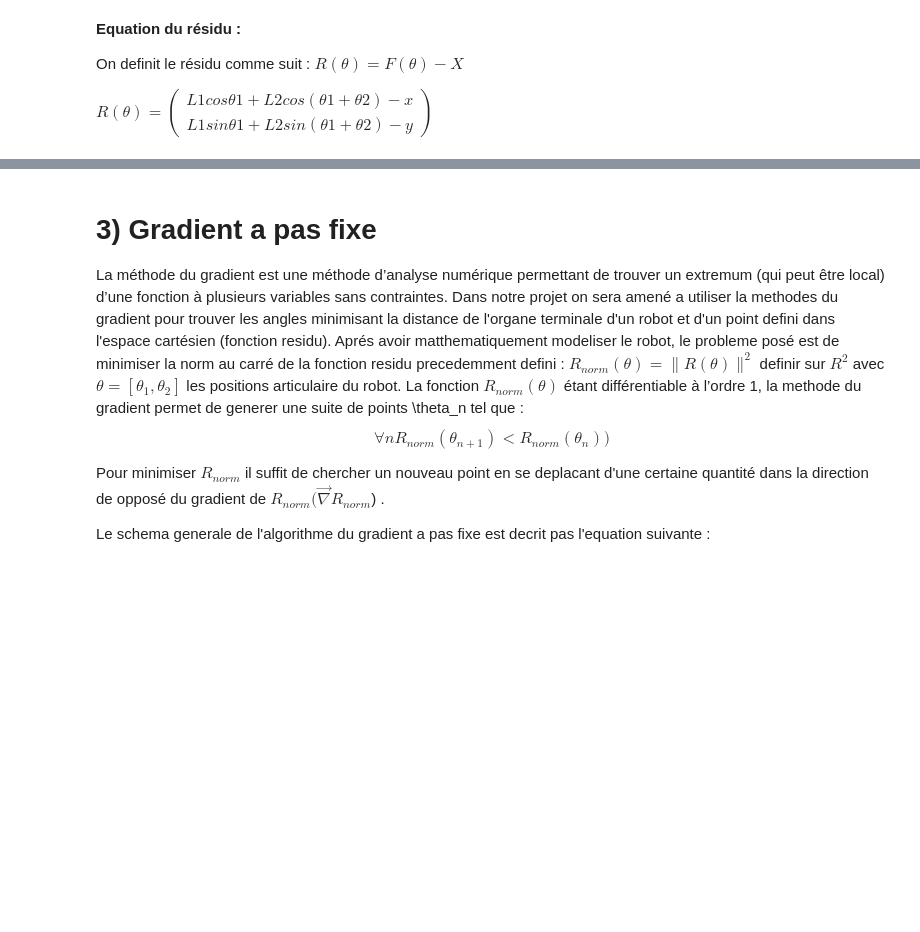
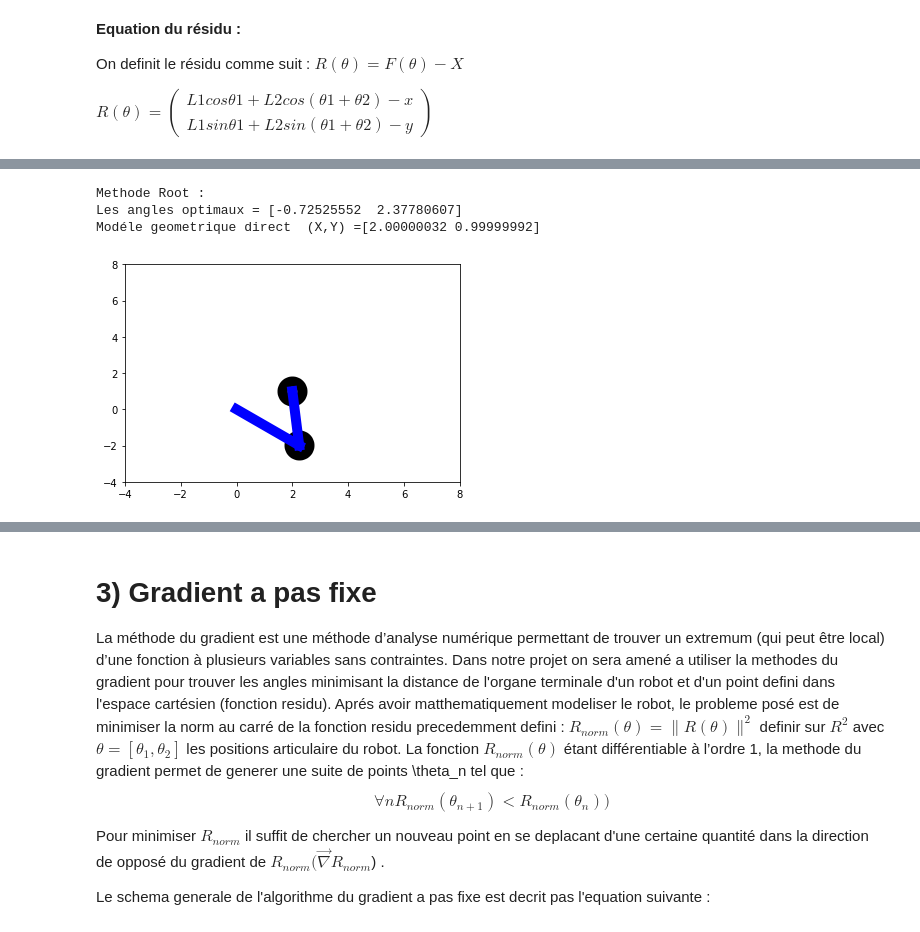
Before and after one commit to Feriel-25/Projet-optimisation, a Jupyter notebook: Rendu_optimisation.ipynb, the cells around one changed output, grey strips where cells are left out. Saved outputs shown, nothing was run; the diff lists cells and outputs as text; code cells hidden in the pictures; blank space fills up the shorter version.

```diff
--- a/Rendu_optimisation.ipynb
+++ b/Rendu_optimisation.ipynb
@@ -54,0 +96,23 @@ Params = [L1,L2,None] # La troisieme valeur de Params est le vecteur de la posit
+# %%
+# Methode 2 : minimize
+#Definition du point désiré
+X=[2,1]
+Params[2]=X
+#Definition de la configuration initiale/estimation de la solution
+init_config=[np.pi/4,np.pi/4]
+
+print("Methode Root : ")
+min_R_norm=optimize.minimize(R_norm, init_config,args = Params, jac=False)
+#test si la fonction trouve une sollution avec succés
+if min_R_norm.success==True:
+    print(f"Les angles optimaux = {min_R_norm.x} \nModéle geometrique direct  (X,Y) ={F(L1,L2,min_R_norm.x[0],min_R_norm.x[1])}")
+else:
+    print("Point non atteignable")
+# %% [output]
+Methode Root :
+Les angles optimaux = [-0.72525552  2.37780607]
+Modéle geometrique direct  (X,Y) =[2.00000032 0.99999992]
+# %%
+animate(min_R_norm.x,Params)
+# %% [output]
+[figure, added]
```
Also changed, not shown: parts of 34 cells of this notebook, 1 other file.
